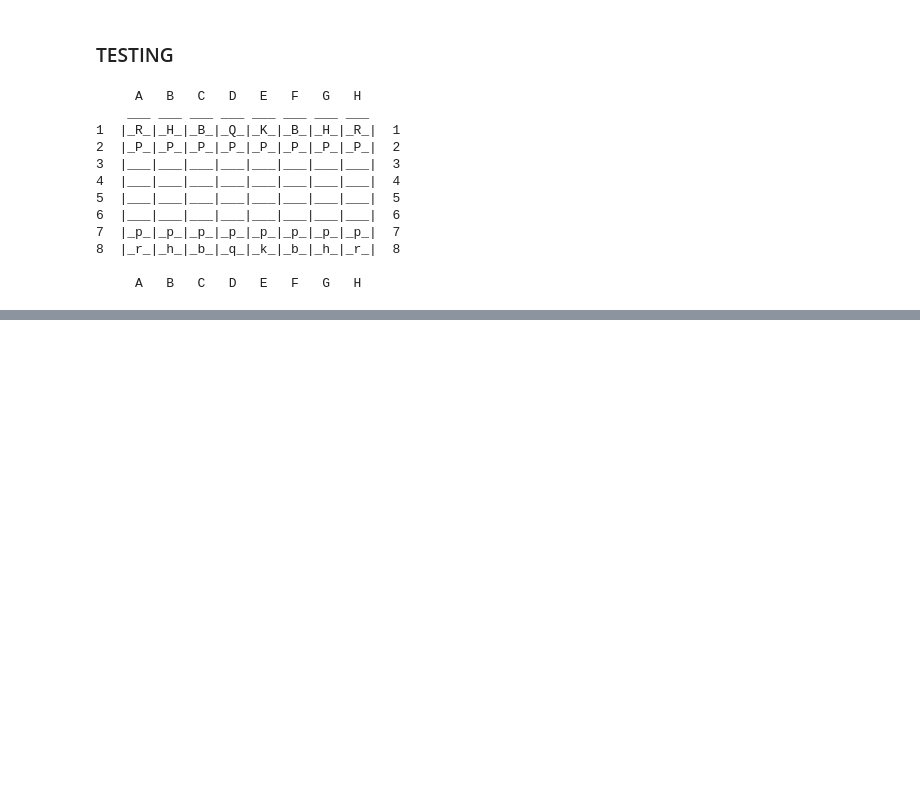
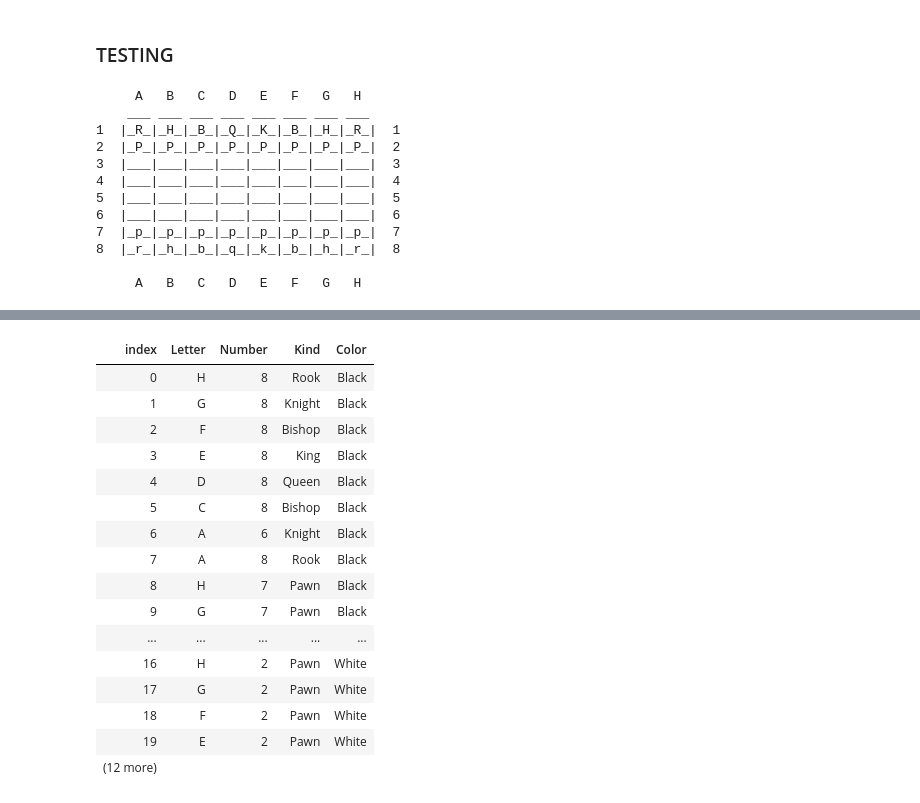
Before and after one commit to NikosNikolopoulos/ChessBoard, a Jupyter notebook: NotebookCode/ChessBoard.ipynb, the cells around one changed output, grey strips where cells are left out. Cells and saved outputs as stored; diff of their text form; code cells hidden in the pictures; blank space fills up the shorter version.

Commit message:
Implement Save/Resume functionality

```diff
--- a/NotebookCode/ChessBoard.ipynb
+++ b/NotebookCode/ChessBoard.ipynb
@@ -382,7 +400,33 @@ public class Piece
 public class ChessBoard                                                                                                                                                         //illustrates a Chess Board
 {
     private Dictionary<Coordinate, Piece> PieceByCoordinate {get; set;} = new Dictionary<Coordinate, Piece>();                                                                  //ValueByPiece
-    bool isWhitesTurn = true;
+    private bool isWhitesTurn = true;
+
+    public void Resume(ImportExportRecord[] ImportExportRecordList)
+    {
+        PieceByCoordinate.Clear();
+        foreach (var ListItem in ImportExportRecordList)
+        {
+            Coordinate coord = new Coordinate(ListItem.Letter,ListItem.Number);
+            Piece piece = new Piece(ListItem.Color, coord, ListItem.Kind);
+            PieceByCoordinate.Add(coord, piece);
+        }
+    }
+
+    public ImportExportRecord[] Save()
+    {
+        List<ImportExportRecord> ImportExportRecordList = new List<ImportExportRecord>();
+        foreach (var KeyValuePair in PieceByCoordinate)
+        {
+            var ListItem = new ImportExportRecord();
+            ListItem.Letter = KeyValuePair.Key.Letter;
+            ListItem.Number = KeyValuePair.Key.Number;
+            ListItem.Color = KeyValuePair.Value.Color;
+            ListItem.Kind = (Pieces) Kinds.toKind(KeyValuePair.Value.Symbol);
+            ImportExportRecordList.Add(ListItem);
+        }
+        return ImportExportRecordList.ToArray();
+    }
 
     public bool IsPieceInPath(int x1, int y1, int x2, int y2, DisplacementType displacementType)                                                                                //a method useful for *Rook* and *Bishop* pieces
     {
@@ -590,0 +663,22 @@ cb.MakeStringBoard()
+# %%
+var new_cb = new ChessBoard();
+new_cb.Resume(arr);
+new_cb.MakeStringBoard();
+# %% [output]
+| index | Letter | Number | Kind | Color |
+| 0 | H | 8 | Rook | Black |
+| 1 | G | 8 | Knight | Black |
+| 2 | F | 8 | Bishop | Black |
+| 3 | E | 8 | King | Black |
+| 4 | D | 8 | Queen | Black |
+| 5 | C | 8 | Bishop | Black |
+| 6 | A | 6 | Knight | Black |
+| 7 | A | 8 | Rook | Black |
+| 8 | H | 7 | Pawn | Black |
+| 9 | G | 7 | Pawn | Black |
+| ... | ... | ... | ... | ... |
+| 16 | H | 2 | Pawn | White |
+| 17 | G | 2 | Pawn | White |
+| 18 | F | 2 | Pawn | White |
+| 19 | E | 2 | Pawn | White |
+| (12 more) |  |  |  |  |
```
Also changed, not shown: parts of 35 cells of this notebook, 1 other file.
